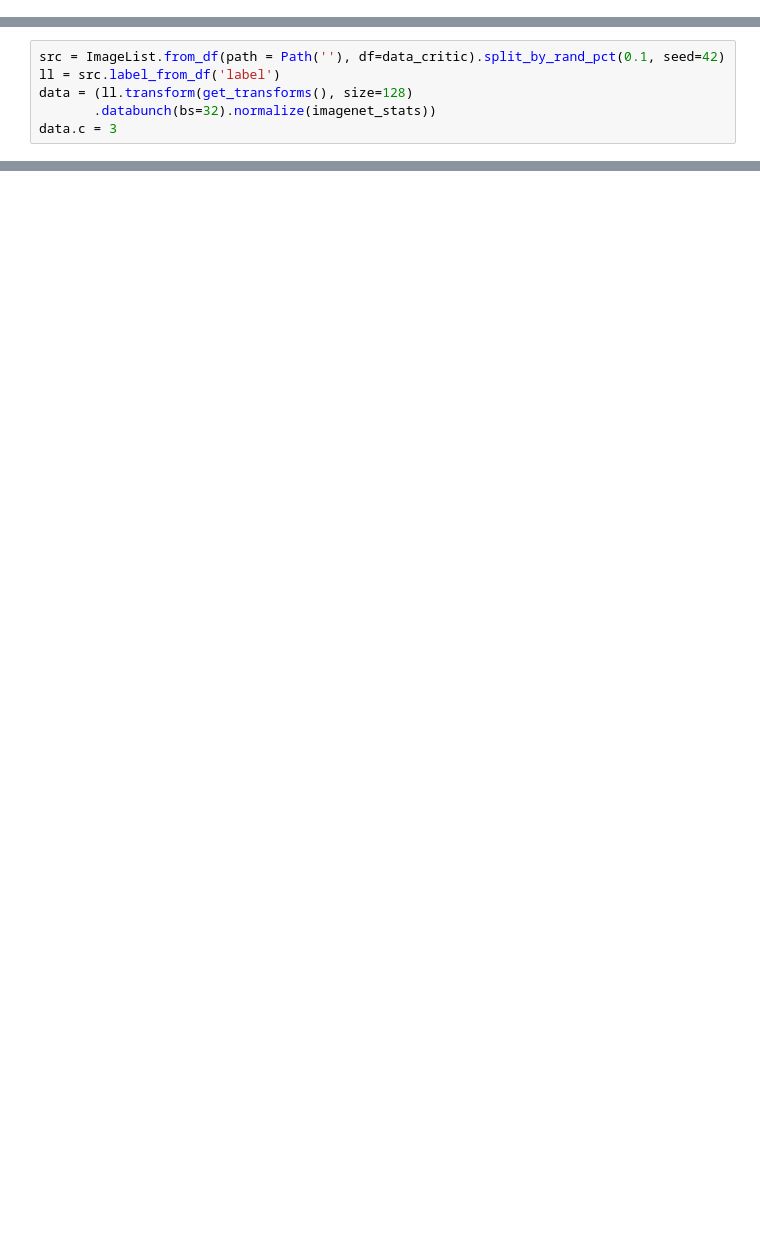
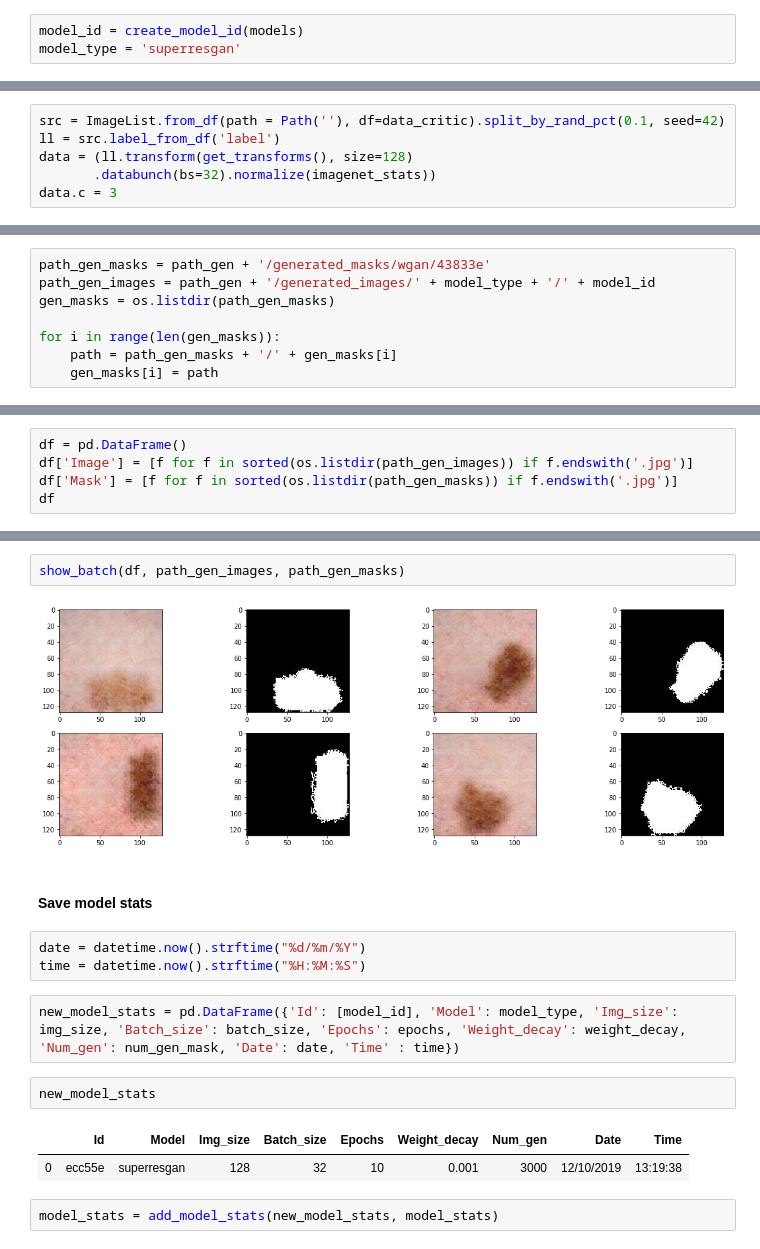
Before and after one commit to Fossen93/Project_DAT300, a Jupyter notebook: notebooks/superresgan.ipynb, the cells around one changed output, grey strips where cells are left out. Saved outputs shown, nothing was run; the diff lists cells and outputs as text; blank space fills up the shorter version.

```diff
--- a/notebooks/superresgan.ipynb
+++ b/notebooks/superresgan.ipynb
@@ -76,0 +96,3 @@ Pretrain generator
+# %%
+model_id = create_model_id(models)
+model_type = 'superresgan'
@@ -209,0 +267,8 @@ show_batch(df, path_gen + '/generated_images', path_gen + '/generated_masks')
+# %%
+path_gen_masks = path_gen + '/generated_masks/wgan/43833e'
+path_gen_images = path_gen + '/generated_images/' + model_type + '/' + model_id
+gen_masks = os.listdir(path_gen_masks)
+
+for i in range(len(gen_masks)):
+    path = path_gen_masks + '/' + gen_masks[i]
+    gen_masks[i] = path
@@ -209,0 +279,5 @@ show_batch(df, path_gen + '/generated_images', path_gen + '/generated_masks')
+# %%
+df = pd.DataFrame()
+df['Image'] = [f for f in sorted(os.listdir(path_gen_images)) if f.endswith('.jpg')]
+df['Mask'] = [f for f in sorted(os.listdir(path_gen_masks)) if f.endswith('.jpg')]
+df
@@ -209,0 +307,18 @@ show_batch(df, path_gen + '/generated_images', path_gen + '/generated_masks')
+# %%
+show_batch(df, path_gen_images, path_gen_masks)
+# %% [output]
+[figure, added]
+# %% [markdown]
+#### Save model stats
+# %%
+date = datetime.now().strftime("%d/%m/%Y")
+time = datetime.now().strftime("%H:%M:%S")
+# %%
+new_model_stats = pd.DataFrame({'Id': [model_id], 'Model': model_type, 'Img_size': img_size, 'Batch_size': batch_size, 'Epochs': epochs, 'Weight_decay': weight_decay, 'Num_gen': num_gen_mask, 'Date': date, 'Time' : time})
+# %%
+new_model_stats
+# %% [output]
+|  | Id | Model | Img_size | Batch_size | Epochs | Weight_decay | Num_gen | Date | Time |
+| 0 | ecc55e | superresgan | 128 | 32 | 10 | 0.001 | 3000 | 12/10/2019 | 13:19:38 |
+# %%
+model_stats = add_model_stats(new_model_stats, model_stats)
```
Also changed, not shown: parts of 93 cells of this notebook, 5 other files.
